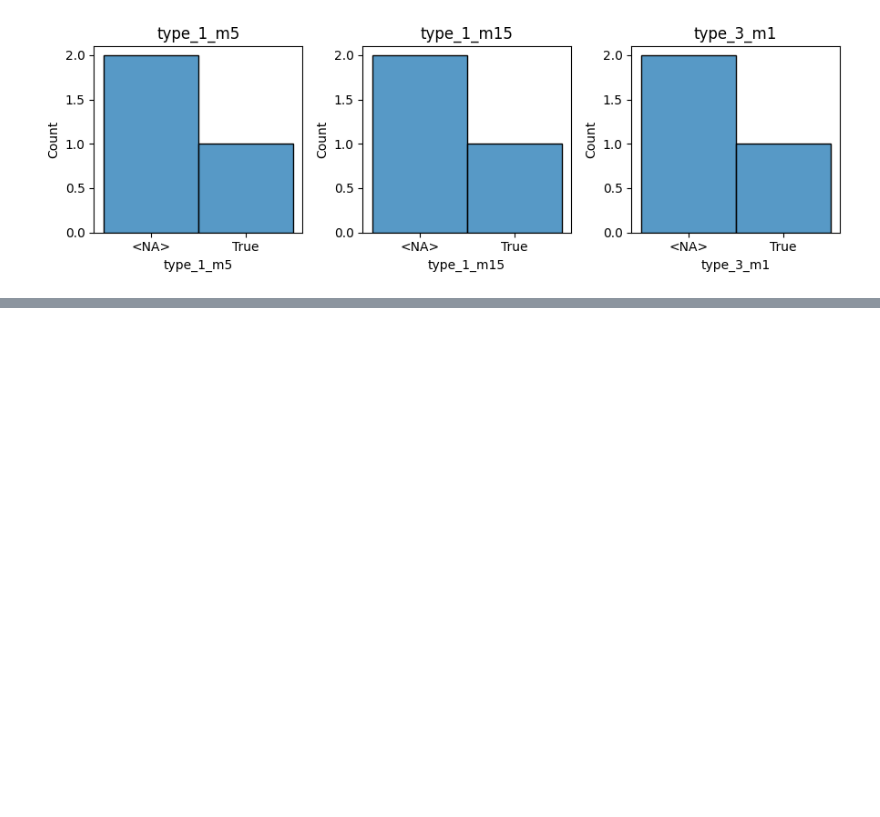
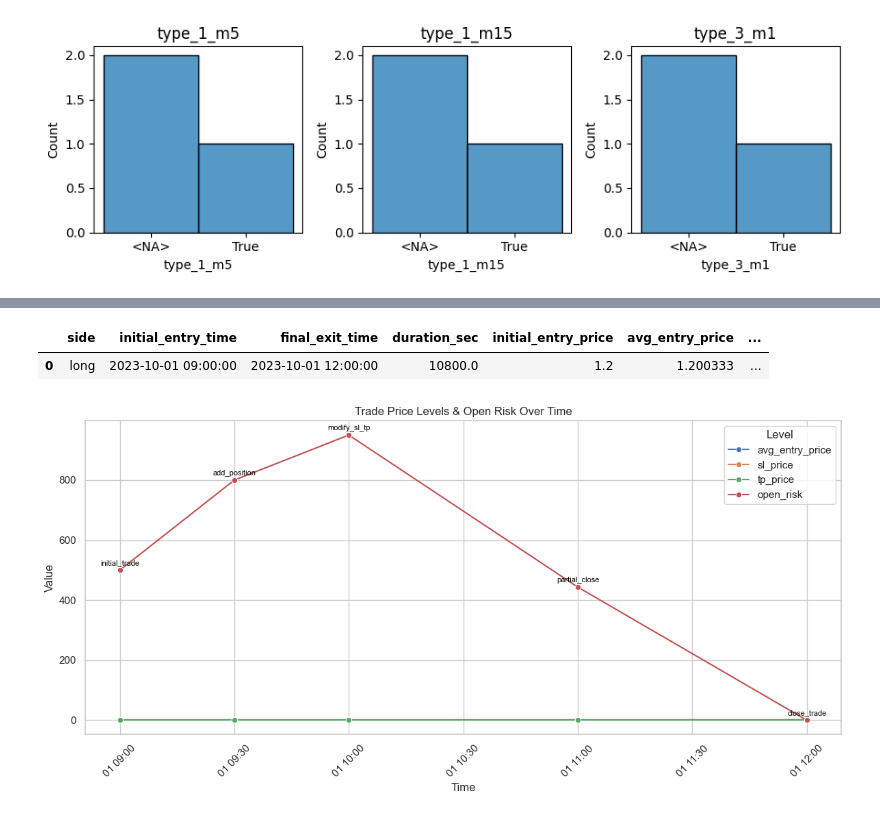
Before and after one commit to put101/trade_journal, a Jupyter notebook: analysis.ipynb, the cells around one changed output, grey strips where cells are left out. Cells and saved outputs as stored; diff of their text form; code cells hidden in the pictures; blank space fills up the shorter version.

```diff
--- a/analysis.ipynb
+++ b/analysis.ipynb
@@ -313,0 +265,26 @@ Trade(uid='2', tags=[Tag(timestamp=None, key='taken', value=True), Tag(timestamp
+# %%
+t = trade.Trade(entry_price=1.2000,
+                size=100,
+                entry_time="2023-10-01 09:00:00",
+                side="long",
+                sl_price=1.1950,
+                tp_price=1.2100,
+                sl_monetary_value=500)
+
+# Add an additional position at a different price.
+t.add_position(entry_price=1.2010,
+                    size=50,
+                    entry_time="2023-10-01 09:30:00")
+
+# Modify stop loss and/or take profit.
+t.modify_sl_tp(modification_time="2023-10-01 10:00:00", new_sl=1.1940)
+
+# Partial close a part of the trade.
+t.close_position(exit_price=1.2050, exit_time="2023-10-01 11:00:00", size=80)
+
+# Fully close the remaining portion.
+t.close_position(exit_price=1.2080, exit_time="2023-10-01 12:00:00")
+
+# Print the evolution of the trade state over time.
+state_history_df = t.get_state_history()
+display(state_history_df)
@@ -313,0 +308,13 @@ Trade(uid='2', tags=[Tag(timestamp=None, key='taken', value=True), Tag(timestamp
+# %%
+d = t.to_trade_row()
+d['has_partials'] = any([ m['action']=='partial_close' for m in t.modifications])
+
+
+pd.DataFrame([d])
+# %% [output]
+|  | side | initial_entry_time | final_exit_time | duration_sec | initial_entry_price | avg_entry_price | ... |
+| 0 | long | 2023-10-01 09:00:00 | 2023-10-01 12:00:00 | 10800.0 | 1.2 | 1.200333 | ... |
+# %%
+t.plot_trade_levels()
+# %% [output]
+[figure, added]
```
Also changed, not shown: parts of 12 cells of this notebook, 15 other files.
